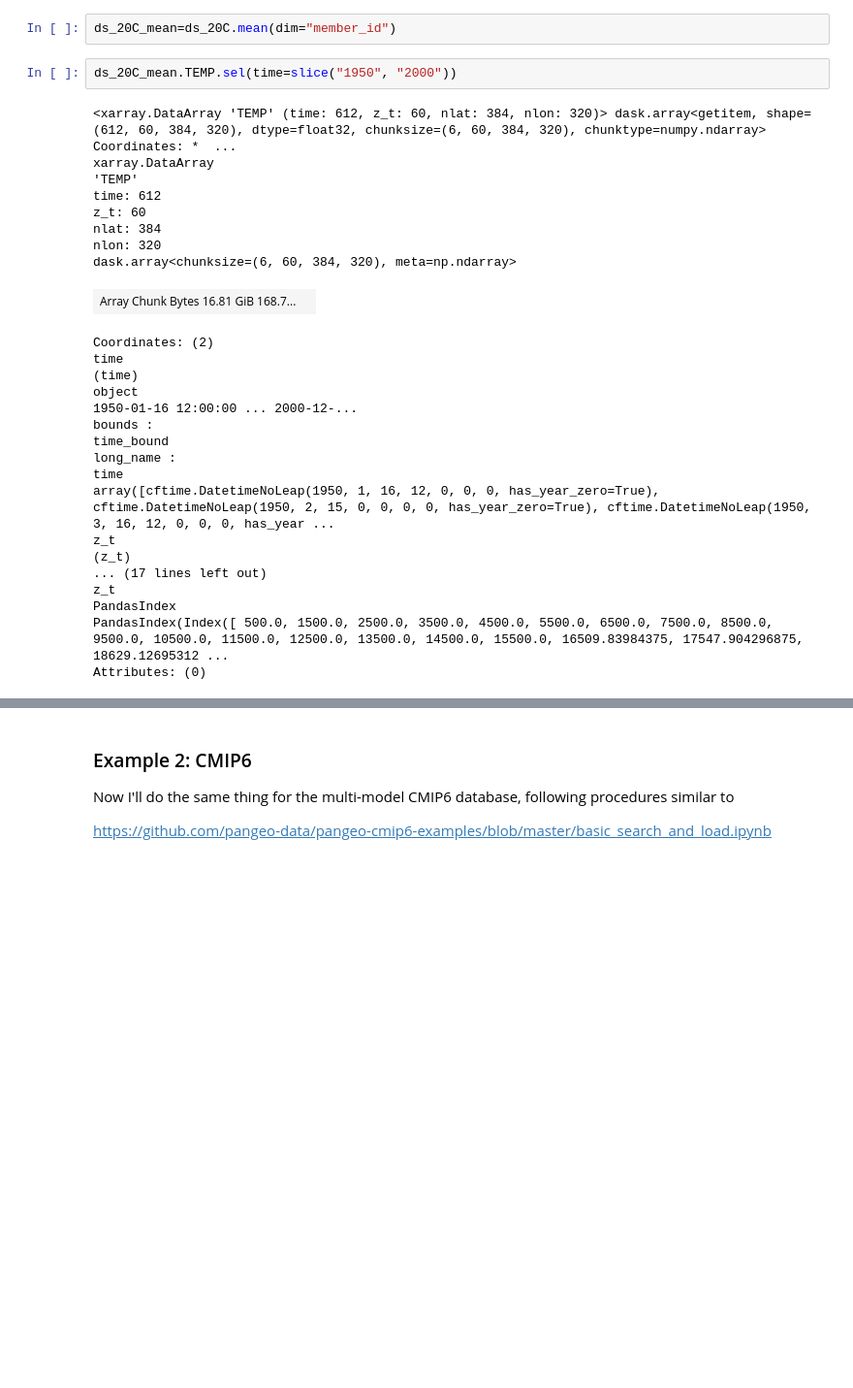
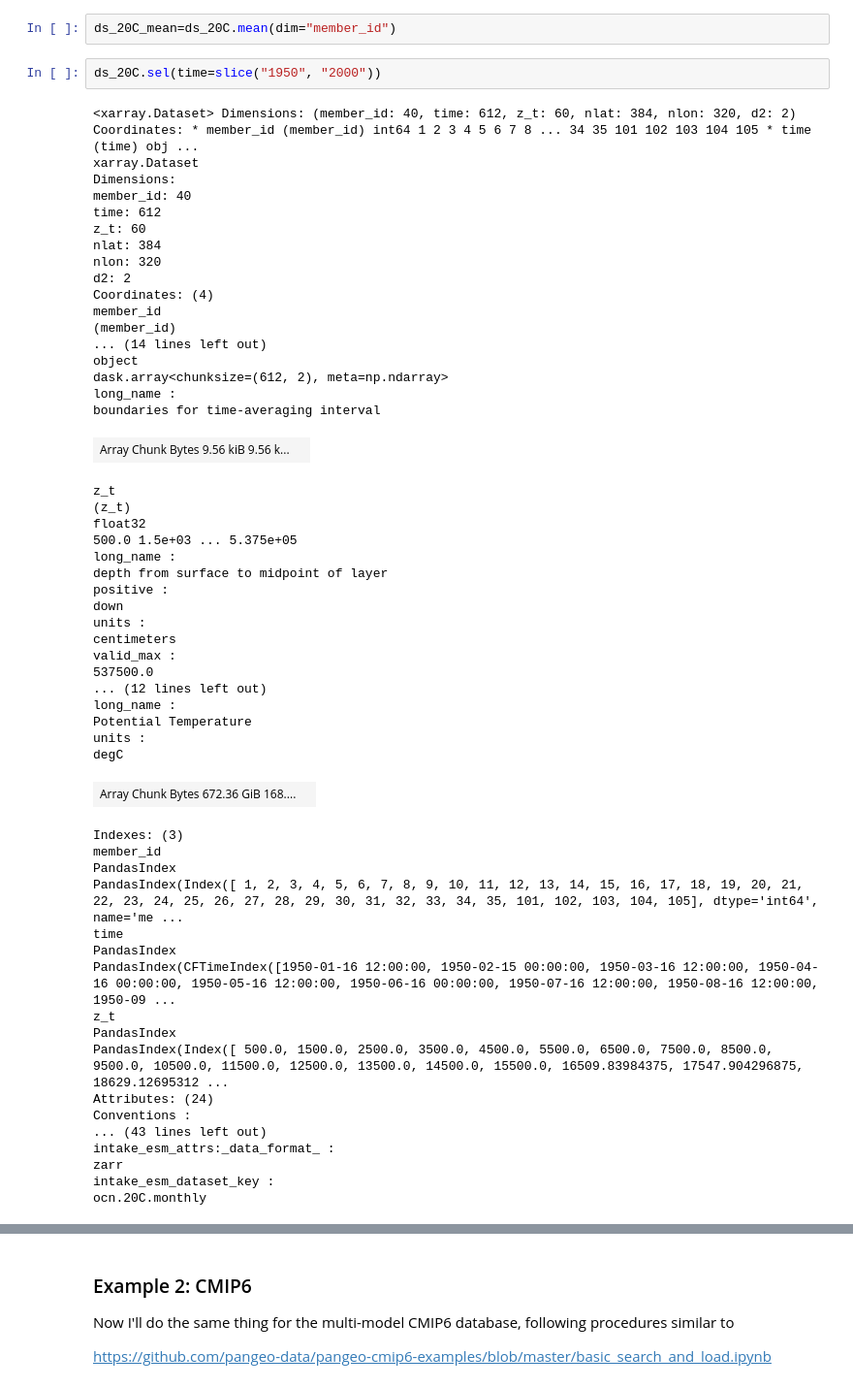
Before and after one commit to olleholt/toolkit, a Jupyter notebook: Diana-scratch-Patty-fiddling.ipynb, the cells around one changed output, grey strips where cells are left out. Shown at 97% size. Drawn from its saved outputs; the diff is of its cells as text; blank space fills up the shorter version.

```diff
--- a/Diana-scratch-Patty-fiddling.ipynb
+++ b/Diana-scratch-Patty-fiddling.ipynb
@@ -93,31 +175,58 @@ ds_RCP85 = dsets["ocn.RCP85.monthly"]
 # %%
 ds_20C_mean=ds_20C.mean(dim="member_id")
 # %%
-ds_20C_mean.TEMP.sel(time=slice("1950", "2000"))
+ds_20C.sel(time=slice("1950", "2000"))
 # %% [output]
-<xarray.DataArray 'TEMP' (time: 612, z_t: 60, nlat: 384, nlon: 320)> dask.array<getitem, shape=(612, 60, 384, 320), dtype=float32, chunksize=(6, 60, 384, 320), chunktype=numpy.ndarray> Coordinates: *  ...
-xarray.DataArray
-'TEMP'
+<xarray.Dataset> Dimensions: (member_id: 40, time: 612, z_t: 60, nlat: 384, nlon: 320, d2: 2) Coordinates: * member_id (member_id) int64 1 2 3 4 5 6 7 8 ... 34 35 101 102 103 104 105 * time (time) obj ...
+xarray.Dataset
+Dimensions:
+member_id: 40
 time: 612
 z_t: 60
 nlat: 384
 nlon: 320
-dask.array<chunksize=(6, 60, 384, 320), meta=np.ndarray>
+d2: 2
+Coordinates: (4)
+member_id
+(member_id)
+... (14 lines left out)
+object
+dask.array<chunksize=(612, 2), meta=np.ndarray>
+long_name :
+boundaries for time-averaging interval
-| Array Chunk Bytes 16.81 GiB 168.7... |  |
+| Array Chunk Bytes 9.56 kiB 9.56 k... |  |
-Coordinates: (2)
-time
-(time)
-object
-1950-01-16 12:00:00 ... 2000-12-...
-bounds :
-time_bound
-long_name :
-time
-array([cftime.DatetimeNoLeap(1950, 1, 16, 12, 0, 0, 0, has_year_zero=True), cftime.DatetimeNoLeap(1950, 2, 15, 0, 0, 0, 0, has_year_zero=True), cftime.DatetimeNoLeap(1950, 3, 16, 12, 0, 0, 0, has_year ...
 z_t
 (z_t)
-... (17 lines left out)
-z_t
-PandasIndex
-PandasIndex(Index([ 500.0, 1500.0, 2500.0, 3500.0, 4500.0, 5500.0, 6500.0, 7500.0, 8500.0, 9500.0, 10500.0, 11500.0, 12500.0, 13500.0, 14500.0, 15500.0, 16509.83984375, 17547.904296875, 18629.12695312 ...
-Attributes: (0)
+float32
+500.0 1.5e+03 ... 5.375e+05
+long_name :
+depth from surface to midpoint of layer
+positive :
+down
+units :
+centimeters
+valid_max :
+537500.0
+... (12 lines left out)
+long_name :
+Potential Temperature
+units :
+degC
+| Array Chunk Bytes 672.36 GiB 168.... |  |
+Indexes: (3)
+member_id
+PandasIndex
+PandasIndex(Index([ 1, 2, 3, 4, 5, 6, 7, 8, 9, 10, 11, 12, 13, 14, 15, 16, 17, 18, 19, 20, 21, 22, 23, 24, 25, 26, 27, 28, 29, 30, 31, 32, 33, 34, 35, 101, 102, 103, 104, 105], dtype='int64', name='me ...
+time
+PandasIndex
+PandasIndex(CFTimeIndex([1950-01-16 12:00:00, 1950-02-15 00:00:00, 1950-03-16 12:00:00, 1950-04-16 00:00:00, 1950-05-16 12:00:00, 1950-06-16 00:00:00, 1950-07-16 12:00:00, 1950-08-16 12:00:00, 1950-09 ...
+z_t
+PandasIndex
+PandasIndex(Index([ 500.0, 1500.0, 2500.0, 3500.0, 4500.0, 5500.0, 6500.0, 7500.0, 8500.0, 9500.0, 10500.0, 11500.0, 12500.0, 13500.0, 14500.0, 15500.0, 16509.83984375, 17547.904296875, 18629.12695312 ...
+Attributes: (24)
+Conventions :
+... (43 lines left out)
+intake_esm_attrs:_data_format_ :
+zarr
+intake_esm_dataset_key :
+ocn.20C.monthly
```
Also changed, not shown: parts of 23 cells of this notebook.
